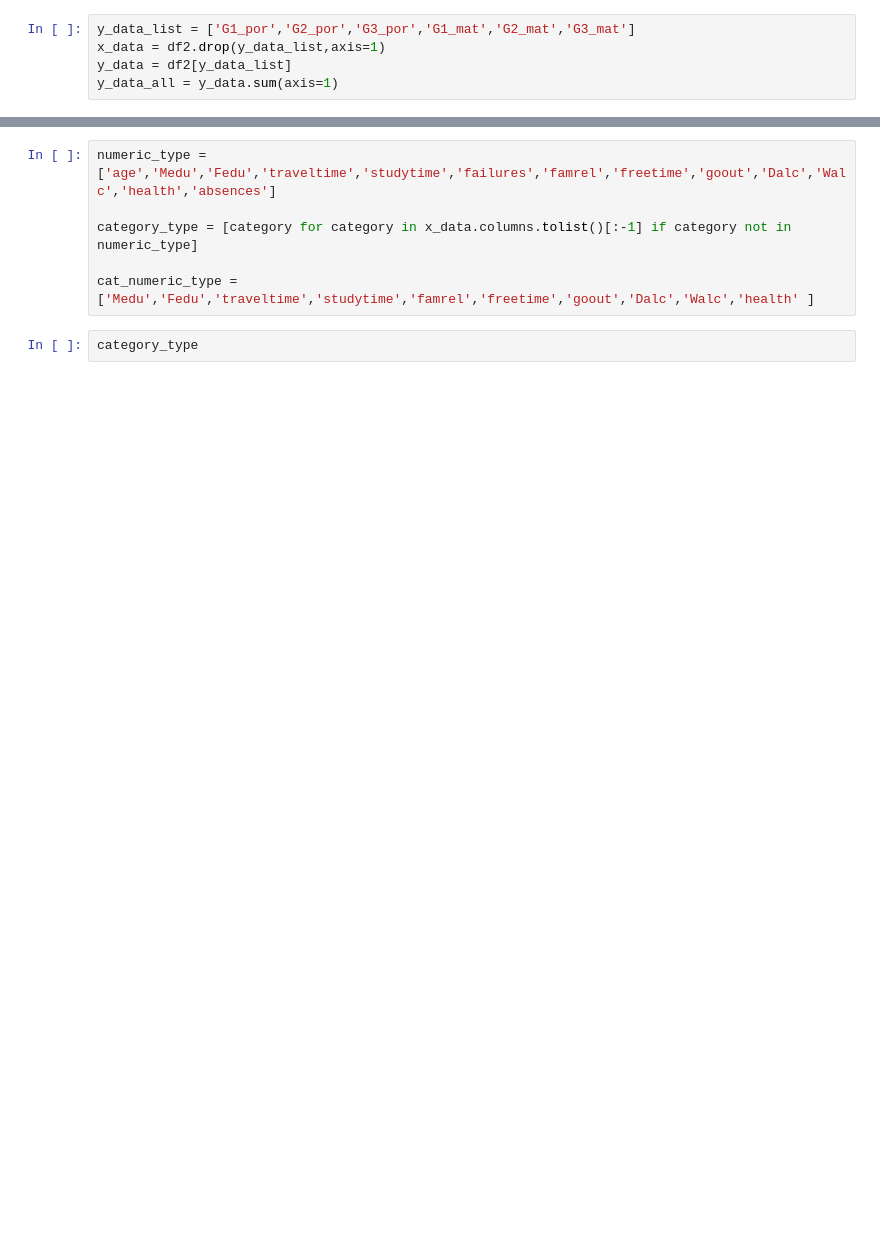
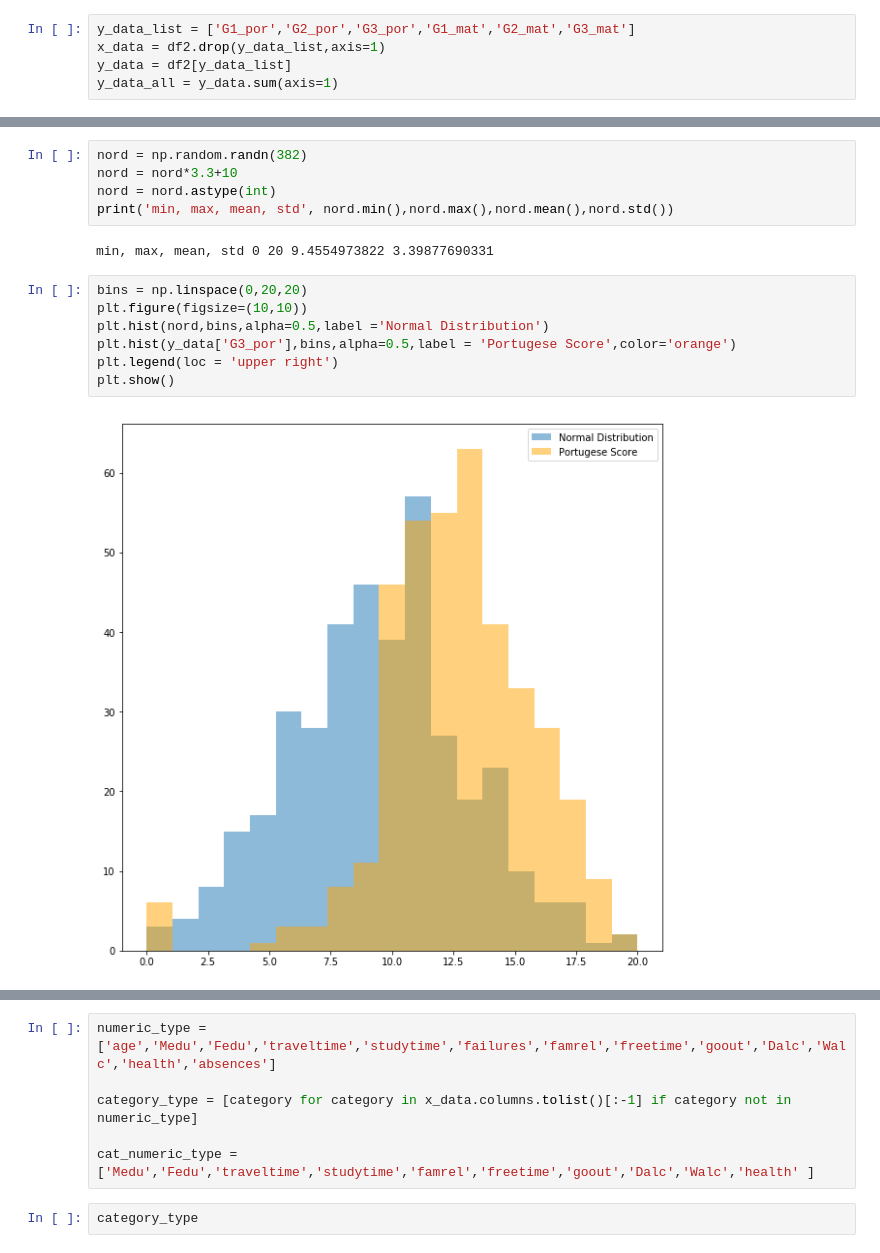
Before and after one commit to JeongChanwoo/DSC2018, a Jupyter notebook: online_test/Online_Test_student.ipynb, the cells around one changed output, grey strips where cells are left out. Saved outputs shown, nothing was run; the diff lists cells and outputs as text; blank space fills up the shorter version.

```diff
--- a/online_test/Online_Test_student.ipynb
+++ b/online_test/Online_Test_student.ipynb
@@ -457,0 +585,16 @@ y_data_all = y_data.sum(axis=1)
+# %%
+nord = np.random.randn(382)
+nord = nord*3.3+10
+nord = nord.astype(int)
+print('min, max, mean, std', nord.min(),nord.max(),nord.mean(),nord.std())
+# %% [output]
+min, max, mean, std 0 20 9.4554973822 3.39877690331
+# %%
+bins = np.linspace(0,20,20)
+plt.figure(figsize=(10,10))
+plt.hist(nord,bins,alpha=0.5,label ='Normal Distribution')
+plt.hist(y_data['G3_por'],bins,alpha=0.5,label = 'Portugese Score',color='orange')
+plt.legend(loc = 'upper right')
+plt.show()
+# %% [output]
+[figure, added]
```
Also changed, not shown: parts of 33 cells of this notebook, 2 other files.
